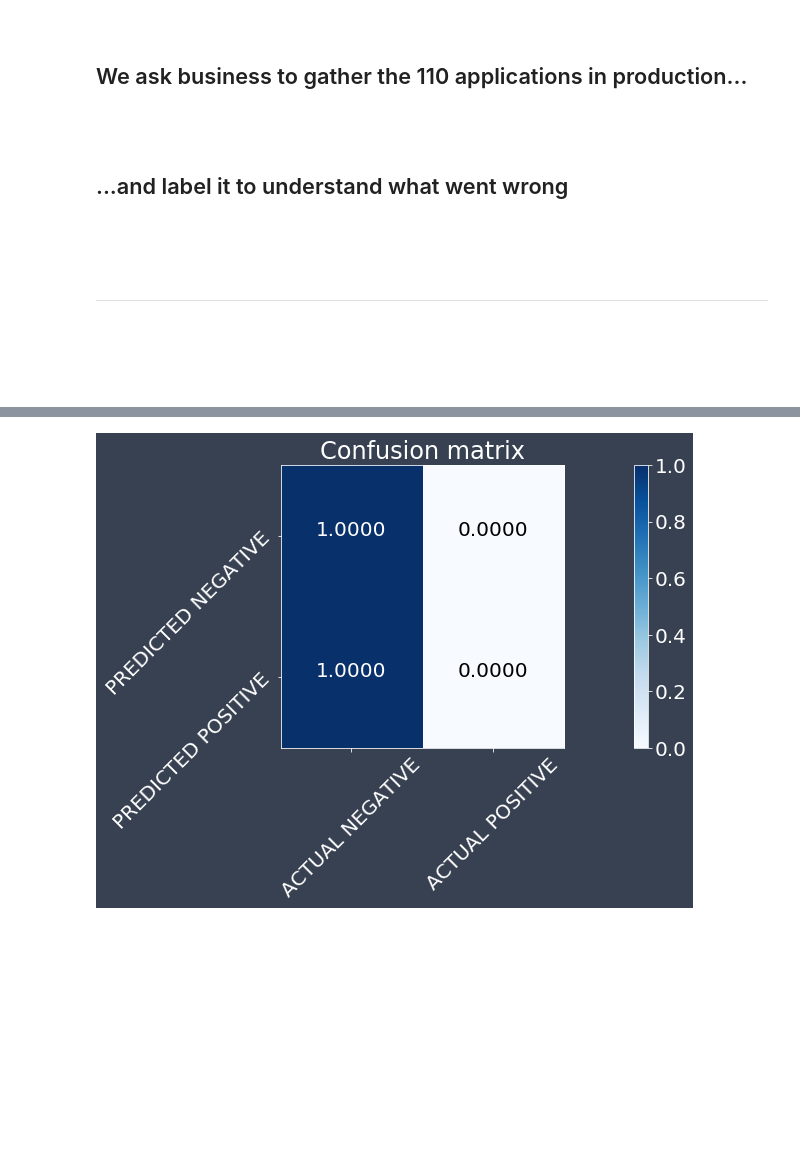
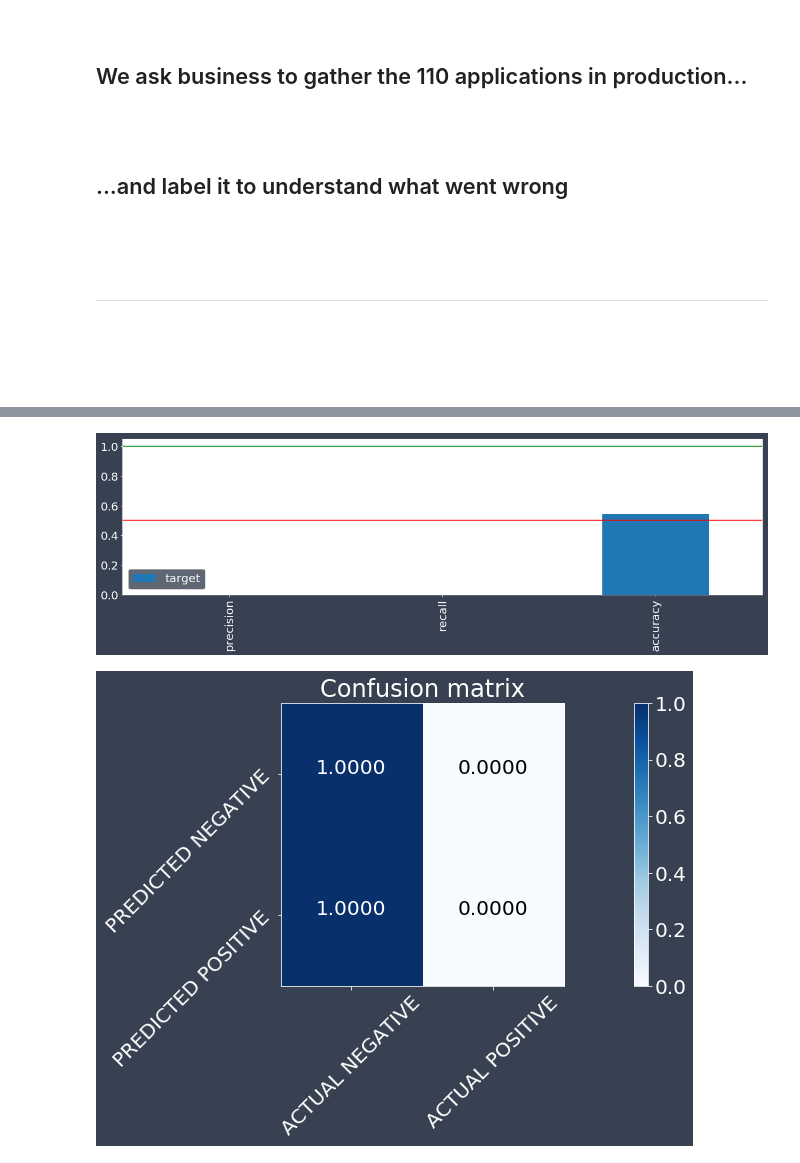
Before and after one commit to EthicalML/explainability-and-bias, a Jupyter notebook: Bias Evaluation & Explainability.ipynb, the cells around one changed output, grey strips where cells are left out. Cells and saved outputs as stored; diff of their text form; code cells hidden in the pictures; blank space fills up the shorter version.

```diff
--- a/Bias Evaluation & Explainability.ipynb
+++ b/Bias Evaluation & Explainability.ipynb
@@ -576,3 +636,9 @@ Accuracy 54.5455:
+# %%
+probabilities = model.predict(f_in(X_prod))
+pred = f_out(probabilities)
+_= xai.metrics_plot(pred, y_prod, exclude_metrics=["auc", "specificity", "f1"])
+# %% [output]
+[figure, added]
 # %%
 xai.confusion_matrix_plot(y_prod, pred)
 # %% [output]
```
Also changed, not shown: parts of 80 cells of this notebook, 30 other files.
